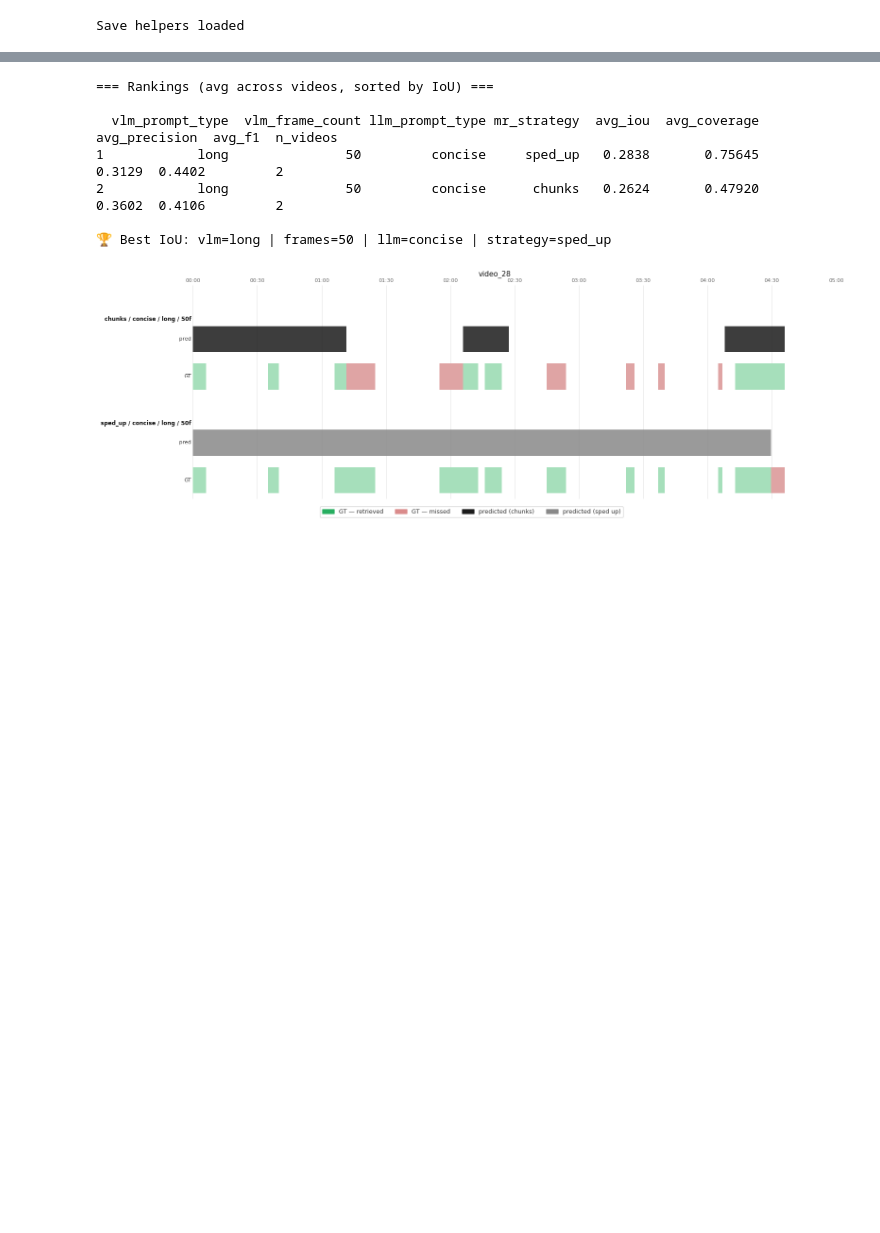
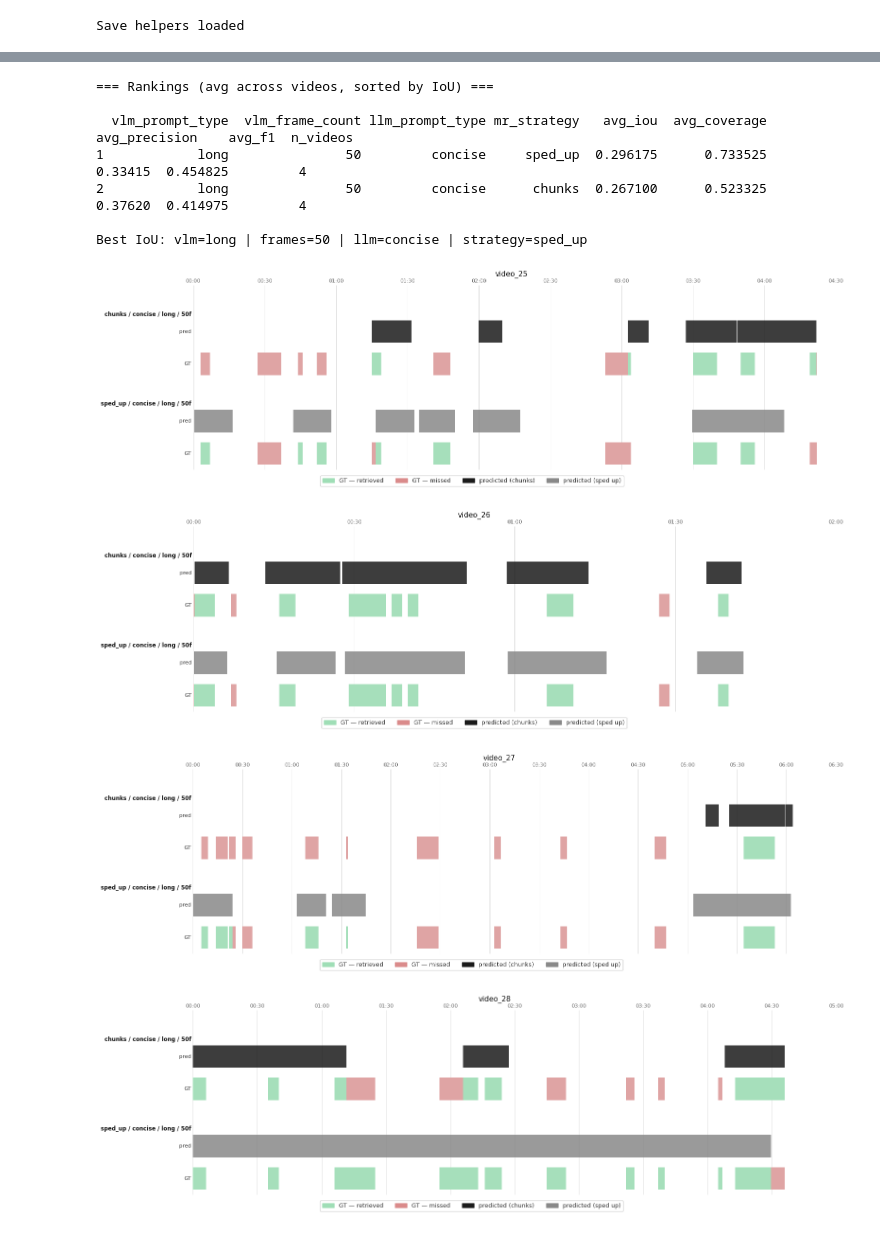
Before and after one commit to BoBeR24/Moment-Retrieval-and-Video-Summarization, a Jupyter notebook: evaluation_timestamps_pipeline.ipynb, the cells around one changed output, grey strips where cells are left out. Drawn from its saved outputs; the diff is of its cells as text; code cells hidden in the pictures; blank space fills up the shorter version.

Commit message:
Results timestamps

```diff
--- a/evaluation_timestamps_pipeline.ipynb
+++ b/evaluation_timestamps_pipeline.ipynb
@@ -160,7 +160,7 @@ Metrics loaded
 # Helpers for saving and skipping evaluations
 
 def already_evaluated(video_id, combo_key, strategy):
-    eval_file = EVAL_DIR / f"video_{video_id}_mr_eval.json"
+    eval_file = EVAL_DIR / f"video_{video_id}_eval_time.json"  # ← was _mr_eval.json
     if not eval_file.exists():
         return False
     with open(eval_file, "r") as f:
@@ -318,54 +318,43 @@ else:
 # %% [output]
 === Rankings (avg across videos, sorted by IoU) ===
 
-  vlm_prompt_type  vlm_frame_count llm_prompt_type mr_strategy  avg_iou  avg_coverage  avg_precision  avg_f1  n_videos
-1            long               50         concise     sped_up   0.2838       0.75645         0.3129  0.4402         2
-2            long               50         concise      chunks   0.2624       0.47920         0.3602  0.4106         2
+  vlm_prompt_type  vlm_frame_count llm_prompt_type mr_strategy   avg_iou  avg_coverage  avg_precision    avg_f1  n_videos
+1            long               50         concise     sped_up  0.296175      0.733525        0.33415  0.454825         4
+2            long               50         concise      chunks  0.267100      0.523325        0.37620  0.414975         4
 
-🏆 Best IoU: vlm=long | frames=50 | llm=concise | strategy=sped_up
+Best IoU: vlm=long | frames=50 | llm=concise | strategy=sped_up
 # %%
-# Visualization of predictions vs GT for selected combos
-INSPECT_VIDEO_ID = 28
+for INSPECT_VIDEO_ID in VIDEO_IDS:
+    annotations = load_annotations(INSPECT_VIDEO_ID)
+    mr_results  = parse_predictions(INSPECT_VIDEO_ID)
 
-# Each entry: (prompt_type, vlm_source, vlm_frame_count, strategy)
-# strategy is "chunks" or "sped_up"
-# Leave empty [] to show all combos x both strategies
-INSPECT_COMBOS = [
-    ("concise", "long", 50, "sped_up"),
-    ("concise", "long",  50, "chunks")
-]
+    if not annotations or not mr_results:
+        print(f"No data for video_{INSPECT_VIDEO_ID}, skipping")
+        continue
 
-
-annotations = load_annotations(INSPECT_VIDEO_ID)
-mr_results  = parse_predictions(INSPECT_VIDEO_ID)
-
-# expand: if empty, generate all combos x both strategies
-if not INSPECT_COMBOS:
-    INSPECT_COMBOS = [
+    combos = INSPECT_COMBOS if INSPECT_COMBOS else [
         (r["prompt_type"], r["vlm_source"], r["vlm_frame_count"], s)
         for r in mr_results
         for s in ["chunks", "sped_up"]
     ]
 
-# build flat list of (label, pred_intervals) to plot
-rows_to_plot = []
-for pt, vlm, frames, strategy in INSPECT_COMBOS:
-    match = next(
-        (r for r in mr_results
-         if r["prompt_type"] == pt
-         and r["vlm_source"] == vlm
-         and r["vlm_frame_count"] == frames),
-        None
-    )
-    if match is None:
-        print(f"  Warning: combo ({pt}, {vlm}, {frames}) not found, skipping")
+    rows_to_plot = []
+    for pt, vlm, frames, strategy in combos:
+        match = next(
+            (r for r in mr_results
+             if r["prompt_type"] == pt
+             and r["vlm_source"] == vlm
+             and r["vlm_frame_count"] == frames),
+            None
+        )
+        if match is None:
+            print(f"  Warning: combo ({pt}, {vlm}, {frames}) not found, skipping")
+            continue
+        rows_to_plot.append((f"{strategy} / {pt} / {vlm} / {frames}f", match[strategy], strategy))
+
+    if not rows_to_plot:
         continue
-    label = f"{strategy} / {pt} / {vlm} / {frames}f"
-    rows_to_plot.append((label, match[strategy], strategy))
 
-if not annotations or not rows_to_plot:
-    print("No data found")
-else:
     all_ends = (
         [a["end"] for a in annotations]
         + [e for _, pred, _ in rows_to_plot for _, e in pred]
@@ -397,7 +386,7 @@ else:
     gap     = 0.2
     sec_gap = 0.5
     n_combos = len(rows_to_plot)
-    fig_h   = max(3, 1.2 + (1 + n_combos * 2) * (row_h + gap) + n_combos * sec_gap)
+    fig_h   = max(3, 1.2 + n_combos * 2 * (row_h + gap) + n_combos * sec_gap)
 
     fig, ax = plt.subplots(figsize=(16, fig_h))
     ax.set_facecolor("white")
@@ -444,40 +433,41 @@ else:
         draw_bars(y, covered, "#9fdeb6", alpha=0.90)
         draw_row_label(y, label)
 
-    # Per combo rows
     strategy_colors = {"chunks": "#1B1B1B", "sped_up": "#898989"}
 
     for label, pred, strategy in rows_to_plot:
         draw_section_title(row_y + row_h * 2 + gap + gap * 0.3, label)
         draw_gt_coverage(row_y, annotations, pred, "GT")
         row_y += row_h + gap
         draw_bars(row_y, pred, strategy_colors[strategy])
         draw_row_label(row_y, "pred")
         row_y += row_h + gap + sec_gap
 
     ax.set_xlim(0, 1)
     ax.set_ylim(-0.1, row_y)
     ax.set_yticks([])
     ax.set_xticks([])
     for spine in ax.spines.values():
         spine.set_visible(False)
 
     legend_patches = [
-        mpatches.Patch(color="#27ae60", label="GT — retrieved"),
+        mpatches.Patch(color="#9fdeb6", label="GT — retrieved"),
         mpatches.Patch(color="#da8b8b", label="GT — missed"),
         mpatches.Patch(color="#1B1B1B", label="predicted (chunks)"),
         mpatches.Patch(color="#898989", label="predicted (sped up)"),
     ]
     fig.legend(
         handles=legend_patches, loc="lower center",
         ncol=4, fontsize=9,
         facecolor="white", edgecolor="#cccccc",
         labelcolor="#333333",
         bbox_to_anchor=(0.5, 0.005)
     )
-
     plt.title(f"video_{INSPECT_VIDEO_ID}", color="#111111", fontsize=11, pad=14)
     plt.tight_layout(rect=[0, 0.06, 1, 1])
     plt.show()
 # %% [output]
-[figure, old version]
+[figure, new version]
+[figure, added]
+[figure, added]
+[figure, added]
```
Also changed, not shown: parts of 1 cell of this notebook, 3 other files.
